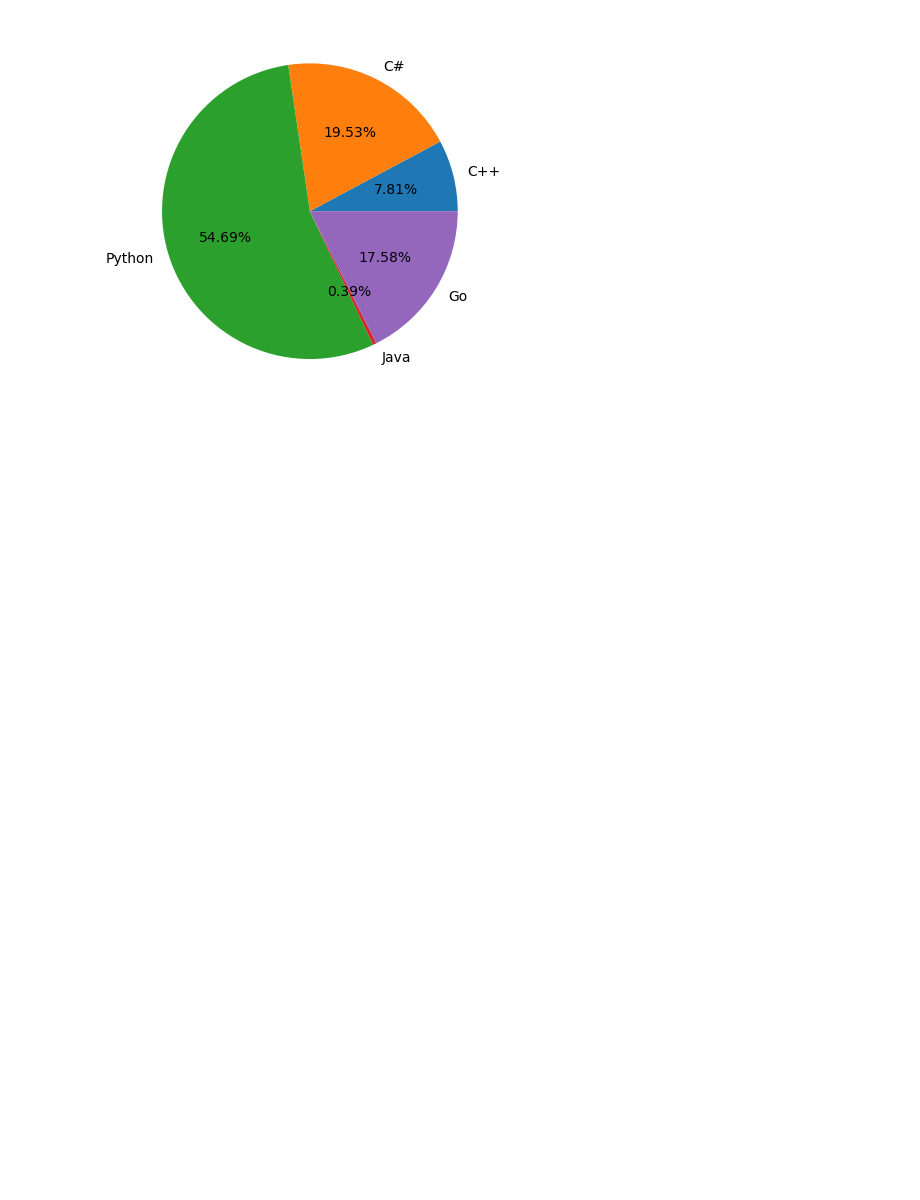
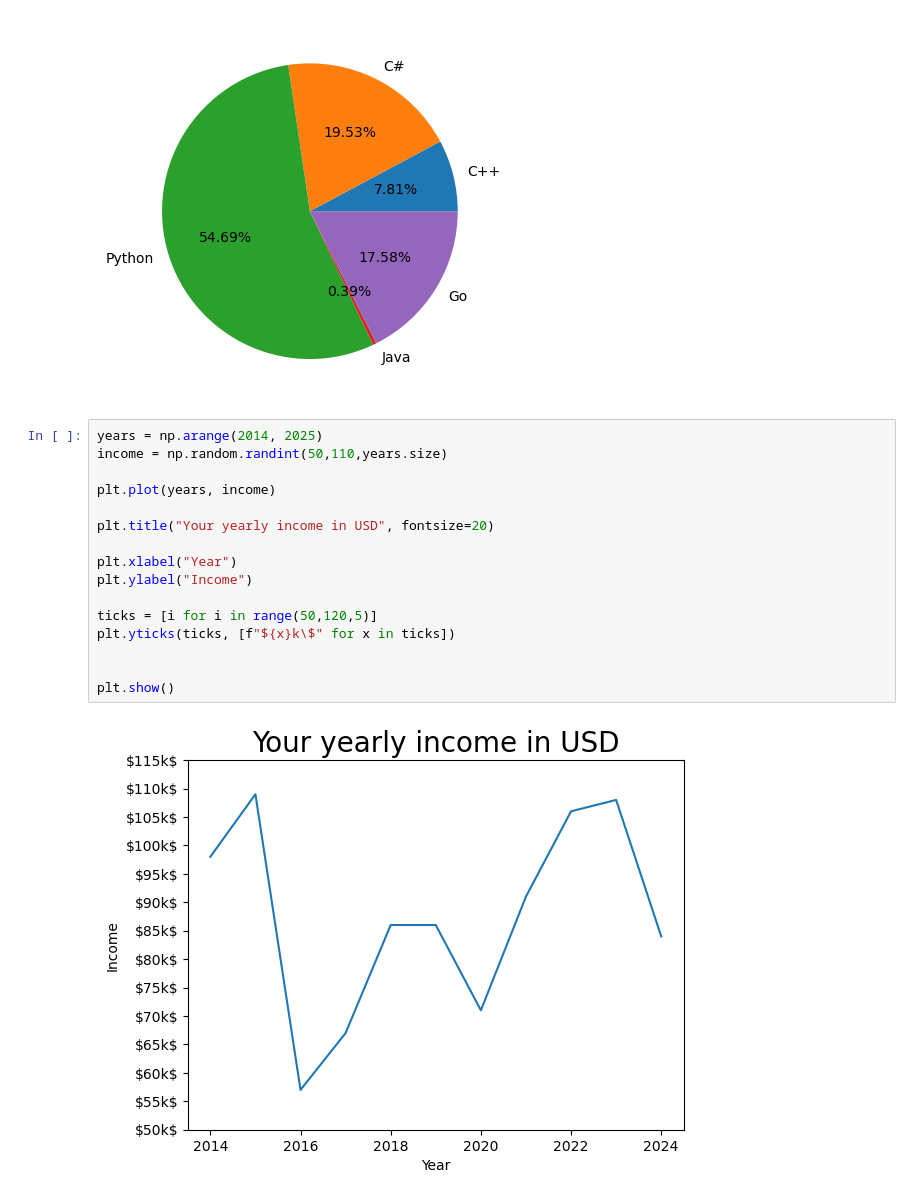
Before and after one commit to Jeannot-MN/Machine-Learning, a Jupyter notebook: notebooks/libraries-101/_matplotlib.ipynb, the cells around one changed output. Drawn from its saved outputs; the diff is of its cells as text; blank space fills up the shorter version.

Commit message:
plt multiple plots

```diff
--- a/notebooks/libraries-101/_matplotlib.ipynb
+++ b/notebooks/libraries-101/_matplotlib.ipynb
@@ -92,3 +92,21 @@ plt.pie(votes, labels=x, autopct="%.2f%%")
 plt.show()
 # %% [output]
 [figure]
+# %%
+years = np.arange(2014, 2025)
+income = np.random.randint(50,110,years.size)
+
+plt.plot(years, income)
+
+plt.title("Your yearly income in USD", fontsize=20)
+
+plt.xlabel("Year")
+plt.ylabel("Income")
+
+ticks = [i for i in range(50,120,5)]
+plt.yticks(ticks, [f"${x}k\$" for x in ticks])
+
+
+plt.show()
+# %% [output]
+[figure, added]
```
Also changed, not shown: parts of 2 cells of this notebook.
